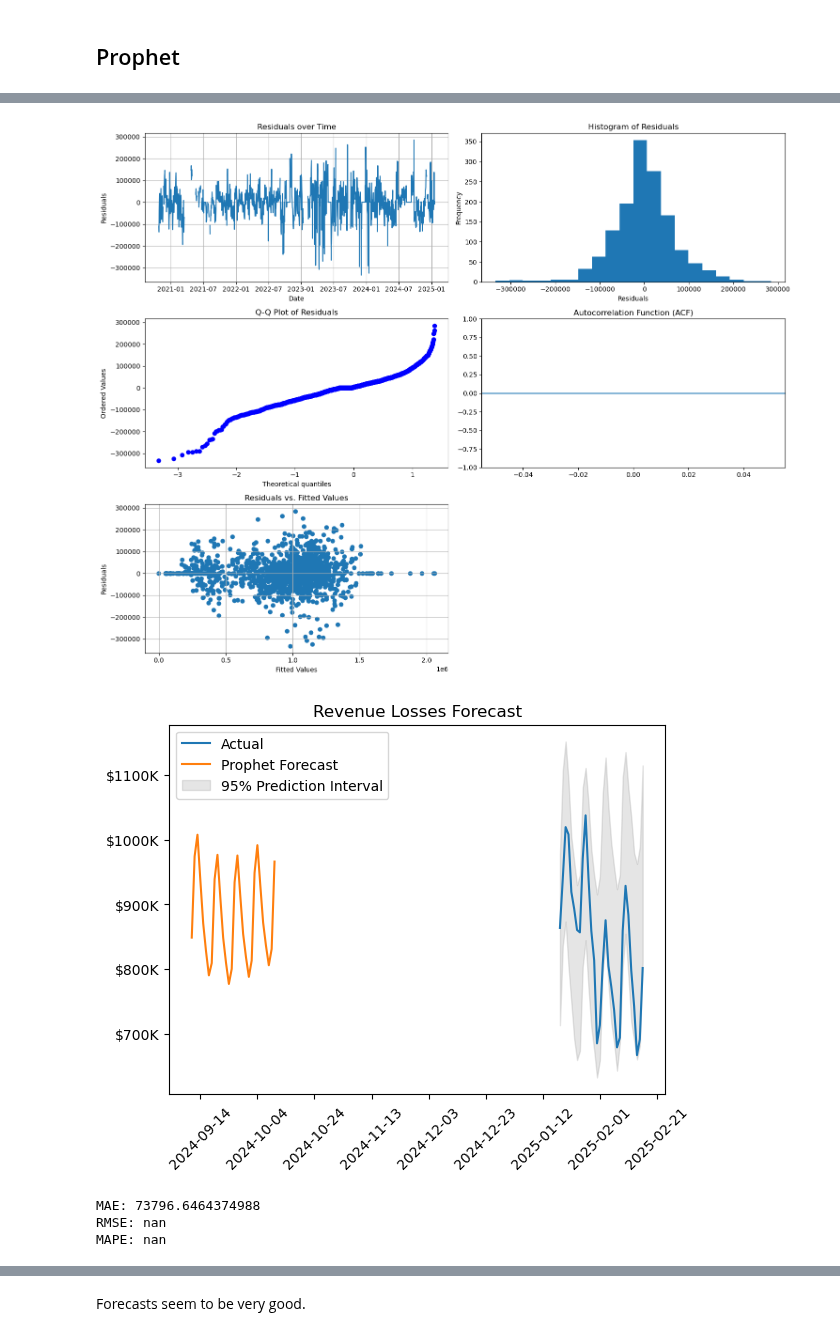
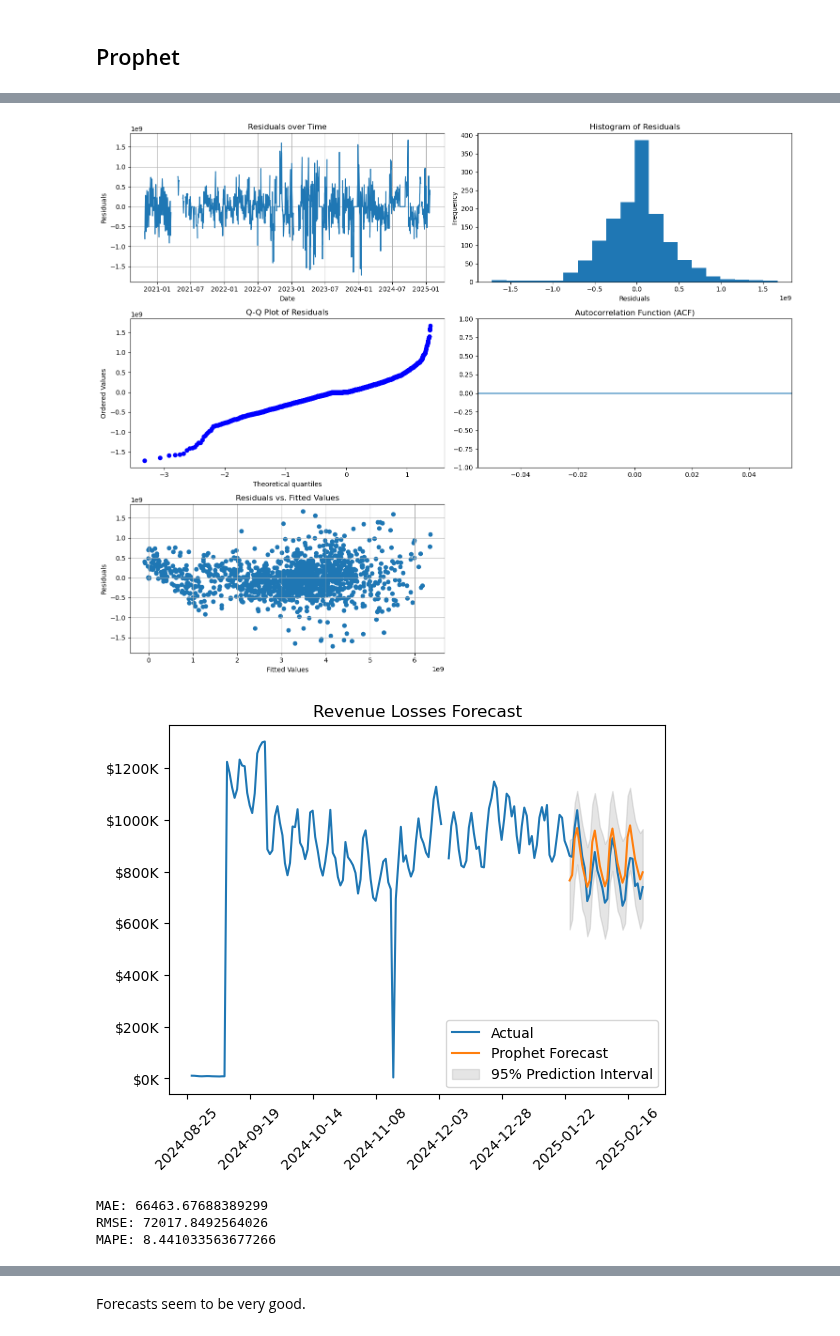
Before and after one commit to ijyliu/mcbroken-forecasting, a Jupyter notebook: Experimental Notebooks/Forecasts/Prophet.ipynb, the cells around one changed output, grey strips where cells are left out. Saved outputs shown, nothing was run; the diff lists cells and outputs as text; code cells hidden in the pictures.

Commit message:
add box-cox transform for prophet

```diff
--- a/Experimental Notebooks/Forecasts/Prophet.ipynb
+++ b/Experimental Notebooks/Forecasts/Prophet.ipynb
@@ -54,0 +56,10 @@ df
+# %%
+# Box-Cox Transformation on cases where Outlier is False and is not missing
+no_out_missing = df[(df['Outlier'] == False) & (df['y'].notnull())]
+no_out_missing['y'], lam = stats.boxcox(no_out_missing['y'])
+df.loc[no_out_missing.index, 'y'] = no_out_missing['y']
+print(f'Lambda: {lam}')
+
+# Save lam to pickle
+with open('Models/Prophet_lam.pkl', 'wb') as f:
+    pickle.dump(lam, f)
@@ -161,8 +157,8 @@ print(tuning_results.sort_values('rmse', ascending = True))
 # Fit model
 m = Prophet(
     interval_width=0.95, # standard intervals
-    seasonality_prior_scale=tuning_results.sort_values('rmse', ascending = True).iloc[0]['seasonality_prior_scale'], # from tuning
-    changepoint_prior_scale=tuning_results.sort_values('rmse', ascending = True).iloc[0]['changepoint_prior_scale'] # from tuning
+    seasonality_prior_scale=optimal_seas_prior,
+    changepoint_prior_scale=optimal_changepoint_prior
 )
 
 # Add outlier columns
@@ -190,5 +186,14 @@ fig2 = m.plot_components(forecast)
 # Save model to disk
 with open('Models/Prophet.pkl', 'wb') as pkl:
     pickle.dump(m, pkl)
+# %%
+# Undo-Box-Cox everywhere
+forecast['yhat'] = inv_boxcox(forecast['yhat'], lam)
+forecast['yhat_lower'] = inv_boxcox(forecast['yhat_lower'], lam)
+forecast['yhat_upper'] = inv_boxcox(forecast['yhat_upper'], lam)
+df['y'] = inv_boxcox(df['y'], lam)
+train_df_bc = train_df.copy() # save transformed version of train_df
+train_df['y'] = inv_boxcox(train_df['y'], lam)
+test_df['y'] = inv_boxcox(test_df['y'], lam)
 # %%
 # Check residuals
@@ -243,38 +254,38 @@ def plot_prophet_residuals(m, df, lags=10, bins=20):
     plt.tight_layout()
     plt.show()
 # %%
-plot_prophet_residuals(m, train_df)
+plot_prophet_residuals(m, train_df_bc, lam)
 # %% [output]
-[figure, old version]
+[figure, new version]
 # %%
-plt.plot(test_df['y'], label="Actual")
-plt.plot(forecast['yhat'][-len(test_df):], label="Prophet Forecast")
+plt.plot(df['y'][-180:], label="Actual")
+plt.plot(df.index[-len(test_df):], forecast['yhat'][-len(test_df):], label="Prophet Forecast")
 # Add prophet prediction intervals
-plt.fill_between(test_df.index, forecast['yhat_lower'][-len(test_df):], forecast['yhat_upper'][-len(test_df):], color='gray', alpha=0.2, label='95% Prediction Interval')
+plt.fill_between(df.index[-len(test_df):], forecast['yhat_lower'][-len(test_df):], forecast['yhat_upper'][-len(test_df):], color='gray', alpha=0.2, label='95% Prediction Interval')
 # Title of Revenue Losses Forecast
 plt.title('Revenue Losses Forecast')
 # Format y axis as thousands of dollars
 plt.gca().yaxis.set_major_formatter((lambda x, _: f'${int(x/1000)}K'))
 # Format x axis as dates - add x number of days to first date in data, format as date
 plt.gca().xaxis.set_major_formatter((lambda x, _: (df['ds'][0] + pd.DateOffset(days=int(x))).strftime('%Y-%m-%d')))
 # Rotate x axis labels
 plt.xticks(rotation=45)
 plt.legend()
 plt.show()
 
 # Check MAE, RMSE on test set
 mae = mean_absolute_error(test_df['y'], forecast['yhat'][-len(test_df):])
-rmse = np.sqrt(np.mean((test_df['y'] - forecast['yhat'][-len(test_df):])**2))
+rmse = root_mean_squared_error(test_df['y'], forecast['yhat'][-len(test_df):])
 print('MAE:', mae)
 print('RMSE:', rmse)
 # Also compute MAPE for reporting
-mape = np.mean(np.abs((test_df['y'] - forecast['yhat'][-len(test_df):]) / test_df['y'])) * 100
+mape = np.mean(np.abs((np.array(test_df['y']) - np.array(forecast['yhat'][-len(test_df):])) / np.array(test_df['y'])) * 100)
 print('MAPE:', mape)
 # %% [output]
-[figure, old version]
+[figure, new version]
-MAE: 73796.6464374988
-RMSE: nan
-MAPE: nan
+MAE: 66463.67688389299
+RMSE: 72017.8492564026
+MAPE: 8.441033563677266
 # %%
 # 7-day seasonal naive forecast for comparison
 last_7 = list(train_df['y'][-7:])
```
Also changed, not shown: parts of 11 cells of this notebook, 2 other files.
